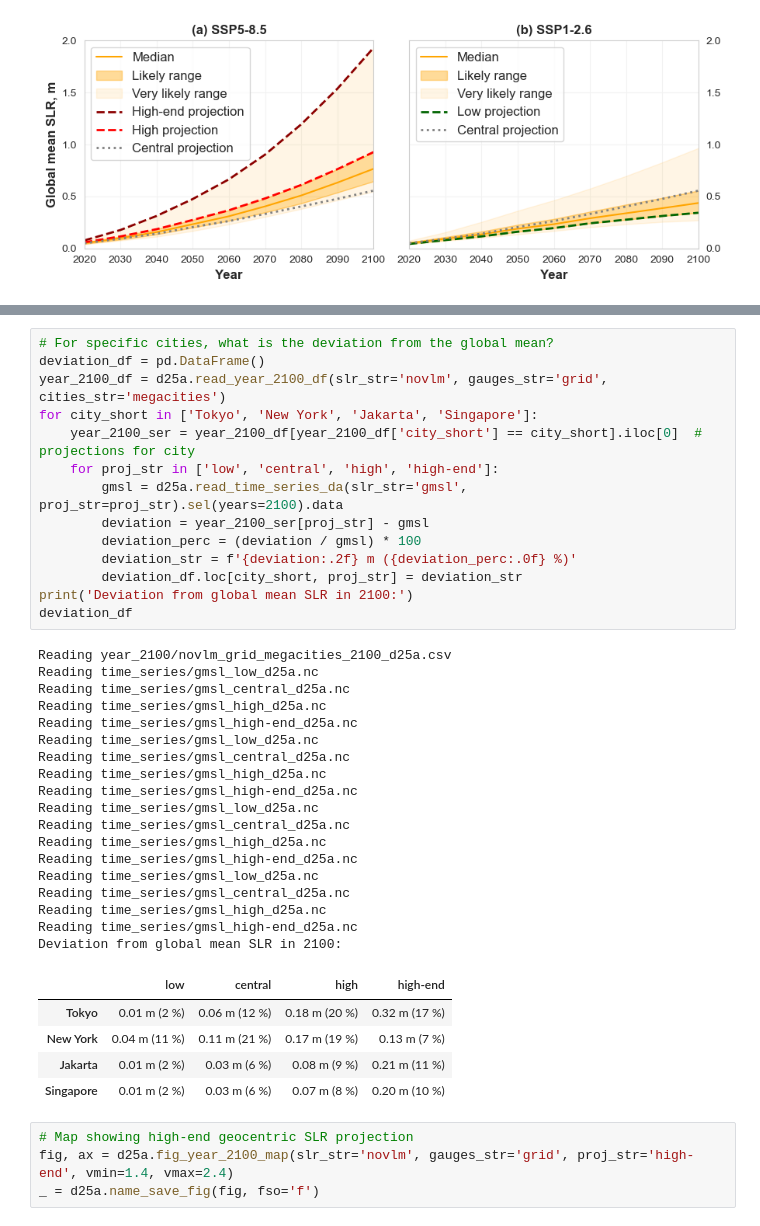
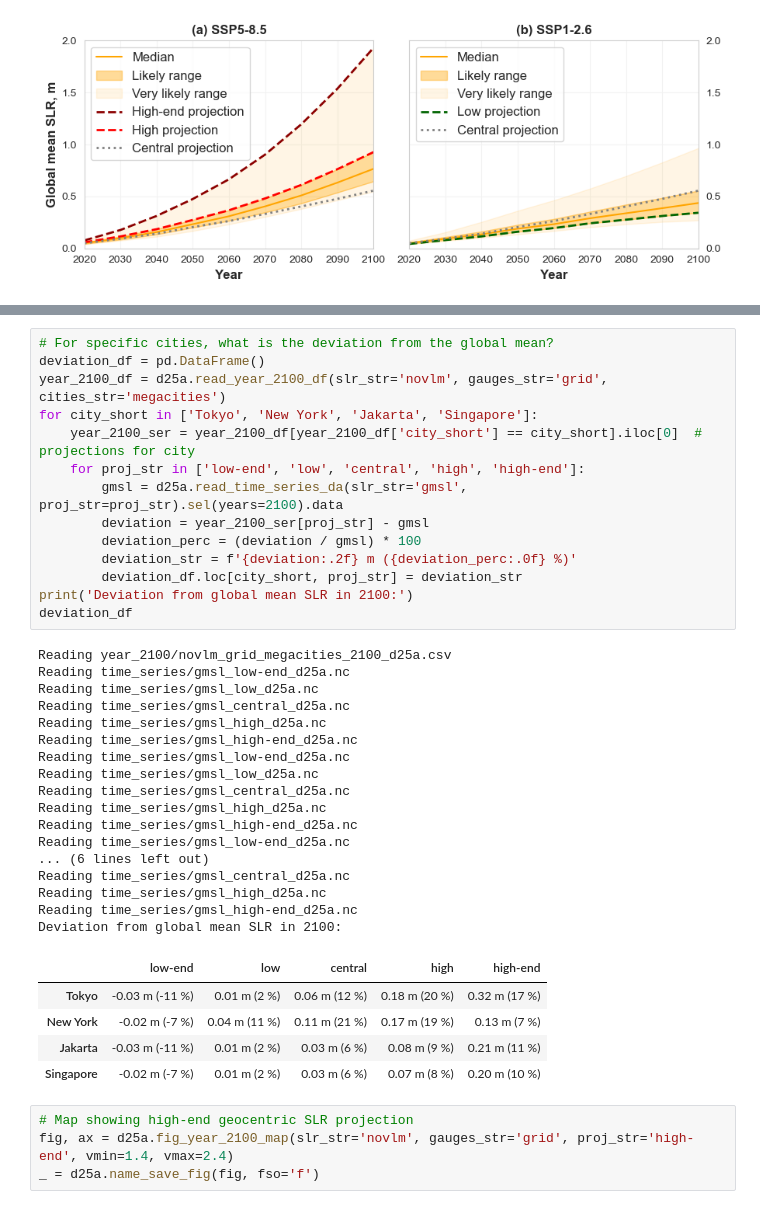
Before and after one commit to grandey/d25a-rsl-fusion, a Jupyter notebook: figs_d25a.ipynb, the cells around one changed output, grey strips where cells are left out. Cells and saved outputs as stored; diff of their text form.

Commit message:
d25a.py get_year_2100_summary_df(), get_country_stats_df(), get_gmsl_df(): include low-end.

```diff
--- a/figs_d25a.ipynb
+++ b/figs_d25a.ipynb
@@ -120,41 +124,40 @@ Low     0.3     0.3 to 0.4      0.2 to 0.4      26      0.73
 # %%
 # For specific cities, what is the deviation from the global mean?
 deviation_df = pd.DataFrame()
 year_2100_df = d25a.read_year_2100_df(slr_str='novlm', gauges_str='grid', cities_str='megacities')
 for city_short in ['Tokyo', 'New York', 'Jakarta', 'Singapore']:
     year_2100_ser = year_2100_df[year_2100_df['city_short'] == city_short].iloc[0]  # projections for city
-    for proj_str in ['low', 'central', 'high', 'high-end']:
+    for proj_str in ['low-end', 'low', 'central', 'high', 'high-end']:
         gmsl = d25a.read_time_series_da(slr_str='gmsl', proj_str=proj_str).sel(years=2100).data
         deviation = year_2100_ser[proj_str] - gmsl
         deviation_perc = (deviation / gmsl) * 100
         deviation_str = f'{deviation:.2f} m ({deviation_perc:.0f} %)'
         deviation_df.loc[city_short, proj_str] = deviation_str
 print('Deviation from global mean SLR in 2100:')
 deviation_df
 # %% [output]
 Reading year_2100/novlm_grid_megacities_2100_d25a.csv
+Reading time_series/gmsl_low-end_d25a.nc
 Reading time_series/gmsl_low_d25a.nc
 Reading time_series/gmsl_central_d25a.nc
 Reading time_series/gmsl_high_d25a.nc
 Reading time_series/gmsl_high-end_d25a.nc
+Reading time_series/gmsl_low-end_d25a.nc
 Reading time_series/gmsl_low_d25a.nc
 Reading time_series/gmsl_central_d25a.nc
 Reading time_series/gmsl_high_d25a.nc
 Reading time_series/gmsl_high-end_d25a.nc
-Reading time_series/gmsl_low_d25a.nc
-Reading time_series/gmsl_central_d25a.nc
-Reading time_series/gmsl_high_d25a.nc
-Reading time_series/gmsl_high-end_d25a.nc
-Reading time_series/gmsl_low_d25a.nc
+Reading time_series/gmsl_low-end_d25a.nc
+... (6 lines left out)
 Reading time_series/gmsl_central_d25a.nc
 Reading time_series/gmsl_high_d25a.nc
 Reading time_series/gmsl_high-end_d25a.nc
 Deviation from global mean SLR in 2100:
-|  | low | central | high | high-end |
-| Tokyo | 0.01 m (2 %) | 0.06 m (12 %) | 0.18 m (20 %) | 0.32 m (17 %) |
-| New York | 0.04 m (11 %) | 0.11 m (21 %) | 0.17 m (19 %) | 0.13 m (7 %) |
-| Jakarta | 0.01 m (2 %) | 0.03 m (6 %) | 0.08 m (9 %) | 0.21 m (11 %) |
-| Singapore | 0.01 m (2 %) | 0.03 m (6 %) | 0.07 m (8 %) | 0.20 m (10 %) |
+|  | low-end | low | central | high | high-end |
+| Tokyo | -0.03 m (-11 %) | 0.01 m (2 %) | 0.06 m (12 %) | 0.18 m (20 %) | 0.32 m (17 %) |
+| New York | -0.02 m (-7 %) | 0.04 m (11 %) | 0.11 m (21 %) | 0.17 m (19 %) | 0.13 m (7 %) |
+| Jakarta | -0.03 m (-11 %) | 0.01 m (2 %) | 0.03 m (6 %) | 0.08 m (9 %) | 0.21 m (11 %) |
+| Singapore | -0.02 m (-7 %) | 0.01 m (2 %) | 0.03 m (6 %) | 0.07 m (8 %) | 0.20 m (10 %) |
 # %%
 # Map showing high-end geocentric SLR projection
 fig, ax = d25a.fig_year_2100_map(slr_str='novlm', gauges_str='grid', proj_str='high-end', vmin=1.4, vmax=2.4)
```
Also changed, not shown: parts of 3 cells of this notebook, 2 other files.
